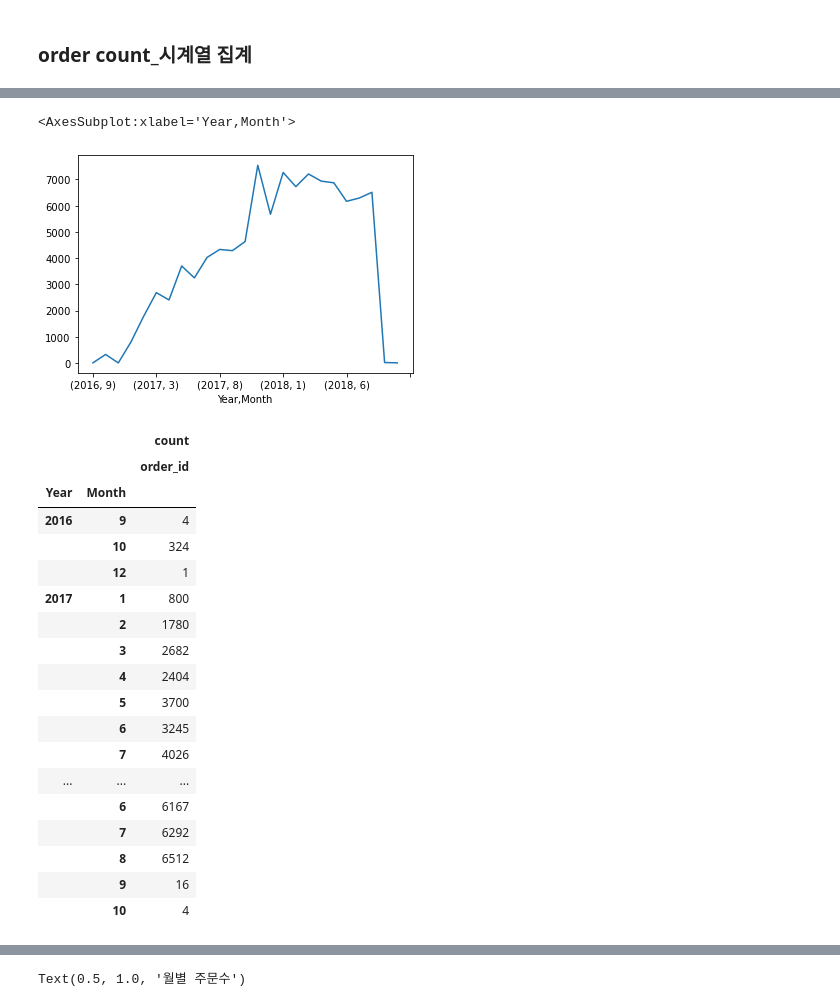
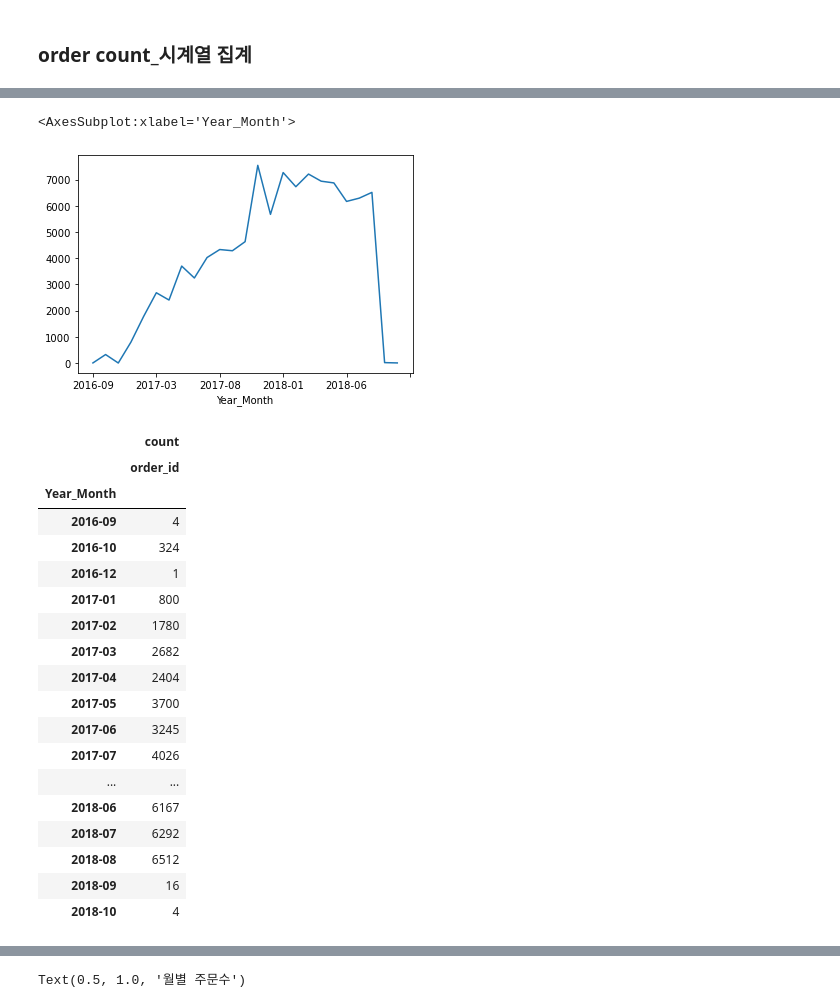
Before and after one commit to julesdata/study, a Jupyter notebook: Project/Olist Data Analysis.ipynb, the cells around one changed output, grey strips where cells are left out. Drawn from its saved outputs; the diff is of its cells as text; code cells hidden in the pictures.

```diff
--- a/Project/Olist Data Analysis.ipynb
+++ b/Project/Olist Data Analysis.ipynb
@@ -202,0 +205,8 @@ olist_orders.head()
+# %%
+def get_month(x):
+    if x >= 10:
+        return str(x)
+    else:
+        return '0'+str(x)
+M=olist_orders["Month"].apply(lambda x: get_month(x))
+M
@@ -202,0 +226,4 @@ olist_orders.head()
+# %%
+Y=olist_orders["Year"].apply(lambda x: str(x))
+olist_orders["Year_Month"]=Y+'-'+M
+olist_orders.head()
@@ -203,31 +237,31 @@ olist_orders.head()
 # %%
-olist_orders.groupby(by=["Year","Month"])["order_id"].count().plot()
+olist_orders.groupby(by=["Year_Month"])["order_id"].count().plot()
 # %% [output]
-<AxesSubplot:xlabel='Year,Month'>
+<AxesSubplot:xlabel='Year_Month'>
-[figure, old version]
+[figure, new version]
 # %%
-ordcnt=olist_orders.pivot_table(index=['Year',"Month"], values="order_id", aggfunc=['count'])
+ordcnt=olist_orders.pivot_table(index=["Year_Month"], values="order_id", aggfunc=['count'])
 ordcnt
 # %% [output]
-|  |  | count |
-|  |  | order_id |
-| Year | Month |  |
-| 2016 | 9 | 4 |
-|  | 10 | 324 |
-|  | 12 | 1 |
-| 2017 | 1 | 800 |
-|  | 2 | 1780 |
-|  | 3 | 2682 |
-|  | 4 | 2404 |
-|  | 5 | 3700 |
-|  | 6 | 3245 |
-|  | 7 | 4026 |
-| ... | ... | ... |
-|  | 6 | 6167 |
-|  | 7 | 6292 |
-|  | 8 | 6512 |
-|  | 9 | 16 |
-|  | 10 | 4 |
+|  | count |
+|  | order_id |
+| Year_Month |  |
+| 2016-09 | 4 |
+| 2016-10 | 324 |
+| 2016-12 | 1 |
+| 2017-01 | 800 |
+| 2017-02 | 1780 |
+| 2017-03 | 2682 |
+| 2017-04 | 2404 |
+| 2017-05 | 3700 |
+| 2017-06 | 3245 |
+| 2017-07 | 4026 |
+| ... | ... |
+| 2018-06 | 6167 |
+| 2018-07 | 6292 |
+| 2018-08 | 6512 |
+| 2018-09 | 16 |
+| 2018-10 | 4 |
 # %%
 # 이상치 제거 (2016년 9~12, 2018년 9,10월)
 ordcnt_2=ordcnt.iloc[3:-2]
```
Also changed, not shown: parts of 85 cells of this notebook.
